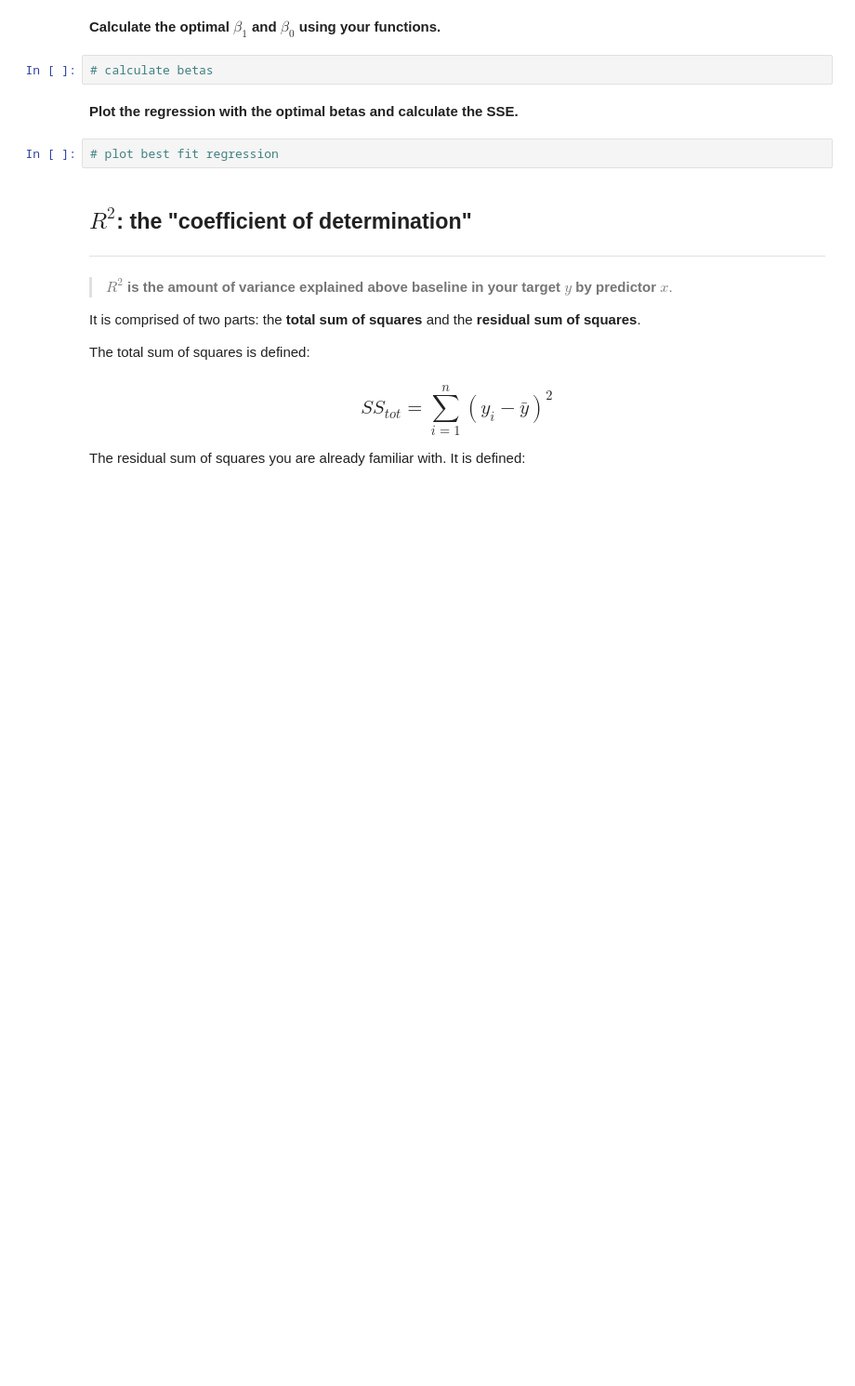
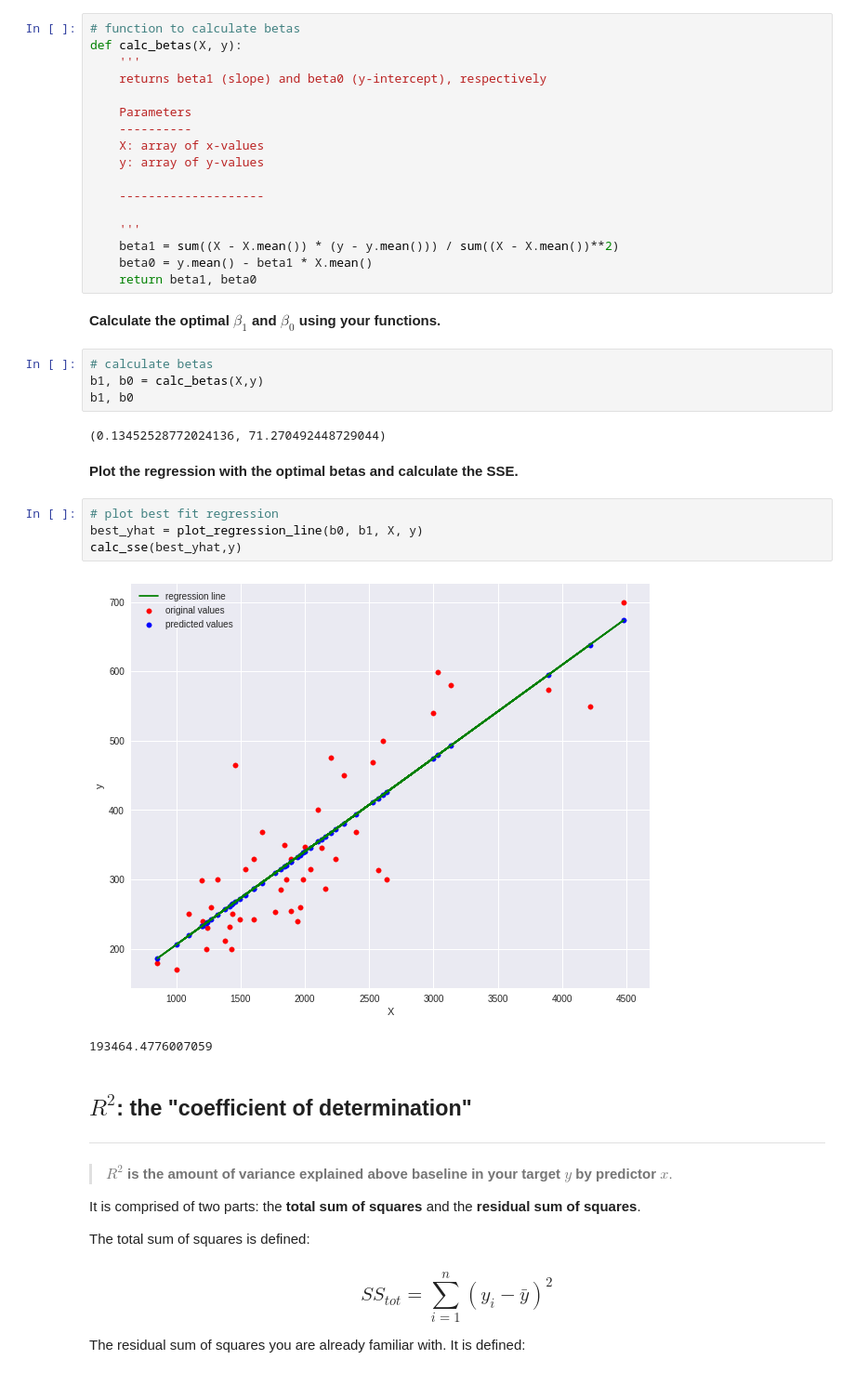
Before and after one commit to Proletariat99/linear-regression-from-scratch, a Jupyter notebook: coding-linear-regression.ipynb, the cells around one changed output. Shown at 93% size. Saved outputs shown, nothing was run; the diff lists cells and outputs as text; blank space fills up the shorter version.

```diff
--- a/coding-linear-regression.ipynb
+++ b/coding-linear-regression.ipynb
@@ -192,11 +266,37 @@ where $\bar{x}$ and $\bar{y}$ are the sample means of $x$ and $y$, respectively.
+# %%
+# function to calculate betas
+def calc_betas(X, y):
+    '''
+    returns beta1 (slope) and beta0 (y-intercept), respectively
+
+    Parameters
+    ----------
+    X: array of x-values
+    y: array of y-values
+
+    --------------------
+
+    '''
+    beta1 = sum((X - X.mean()) * (y - y.mean())) / sum((X - X.mean())**2)
+    beta0 = y.mean() - beta1 * X.mean()
+    return beta1, beta0
 # %% [markdown]
 **Calculate the optimal $\beta_1$ and $\beta_0$ using your functions.**
 # %%
 # calculate betas
+b1, b0 = calc_betas(X,y)
+b1, b0
+# %% [output]
+(0.13452528772024136, 71.270492448729044)
 # %% [markdown]
 **Plot the regression with the optimal betas and calculate the SSE.**
 # %%
 # plot best fit regression
+best_yhat = plot_regression_line(b0, b1, X, y)
+calc_sse(best_yhat,y)
+# %% [output]
+[figure, added]
+193464.4776007059
 # %% [markdown]
 <a id='r2'></a>
 
```
Also changed, not shown: parts of 39 cells of this notebook.
